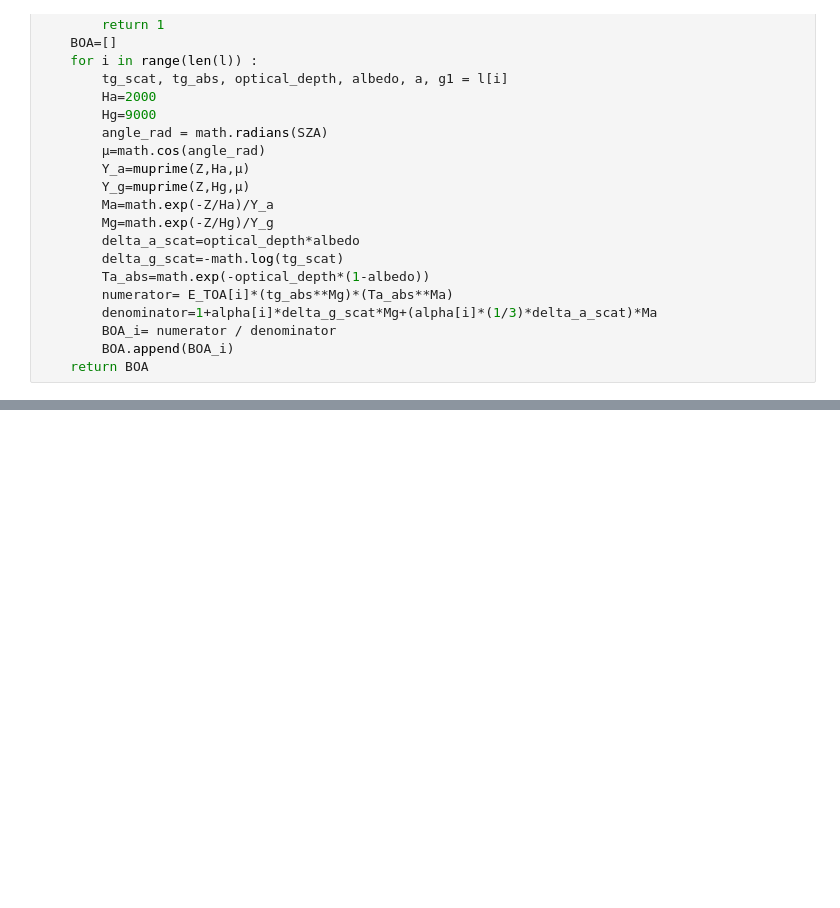
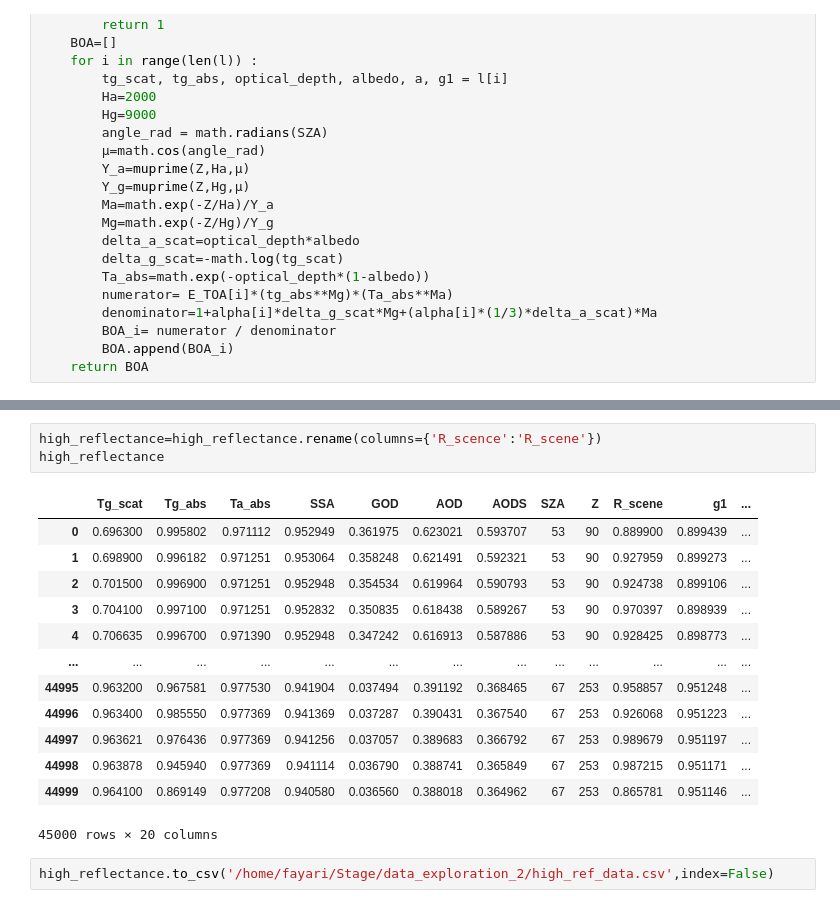
Before and after one commit to firasayarii/EOS_CESBIO, a Jupyter notebook: modeling/test.ipynb, the cells around one changed output, grey strips where cells are left out. Saved outputs shown, nothing was run; the diff lists cells and outputs as text; blank space fills up the shorter version.

```diff
--- a/modeling/test.ipynb
+++ b/modeling/test.ipynb
@@ -469,0 +489,19 @@ def calculate_BOA_TOTAL(SZA,Z,alpha,l,E_TOA):
+# %%
+high_reflectance=high_reflectance.rename(columns={'R_scence':'R_scene'})
+high_reflectance
+# %% [output]
+|  | Tg_scat | Tg_abs | Ta_abs | SSA | GOD | AOD | AODS | SZA | Z | R_scene | g1 | ... |
+| 0 | 0.696300 | 0.995802 | 0.971112 | 0.952949 | 0.361975 | 0.623021 | 0.593707 | 53 | 90 | 0.889900 | 0.899439 | ... |
+| 1 | 0.698900 | 0.996182 | 0.971251 | 0.953064 | 0.358248 | 0.621491 | 0.592321 | 53 | 90 | 0.927959 | 0.899273 | ... |
+| 2 | 0.701500 | 0.996900 | 0.971251 | 0.952948 | 0.354534 | 0.619964 | 0.590793 | 53 | 90 | 0.924738 | 0.899106 | ... |
+| 3 | 0.704100 | 0.997100 | 0.971251 | 0.952832 | 0.350835 | 0.618438 | 0.589267 | 53 | 90 | 0.970397 | 0.898939 | ... |
+| 4 | 0.706635 | 0.996700 | 0.971390 | 0.952948 | 0.347242 | 0.616913 | 0.587886 | 53 | 90 | 0.928425 | 0.898773 | ... |
+| ... | ... | ... | ... | ... | ... | ... | ... | ... | ... | ... | ... | ... |
+| 44995 | 0.963200 | 0.967581 | 0.977530 | 0.941904 | 0.037494 | 0.391192 | 0.368465 | 67 | 253 | 0.958857 | 0.951248 | ... |
+| 44996 | 0.963400 | 0.985550 | 0.977369 | 0.941369 | 0.037287 | 0.390431 | 0.367540 | 67 | 253 | 0.926068 | 0.951223 | ... |
+| 44997 | 0.963621 | 0.976436 | 0.977369 | 0.941256 | 0.037057 | 0.389683 | 0.366792 | 67 | 253 | 0.989679 | 0.951197 | ... |
+| 44998 | 0.963878 | 0.945940 | 0.977369 | 0.941114 | 0.036790 | 0.388741 | 0.365849 | 67 | 253 | 0.987215 | 0.951171 | ... |
+| 44999 | 0.964100 | 0.869149 | 0.977208 | 0.940580 | 0.036560 | 0.388018 | 0.364962 | 67 | 253 | 0.865781 | 0.951146 | ... |
+45000 rows × 20 columns
+# %%
+high_reflectance.to_csv('/home/fayari/Stage/data_exploration_2/high_ref_data.csv',index=False)
```
Also changed, not shown: parts of 8 cells of this notebook, 52 other files.
